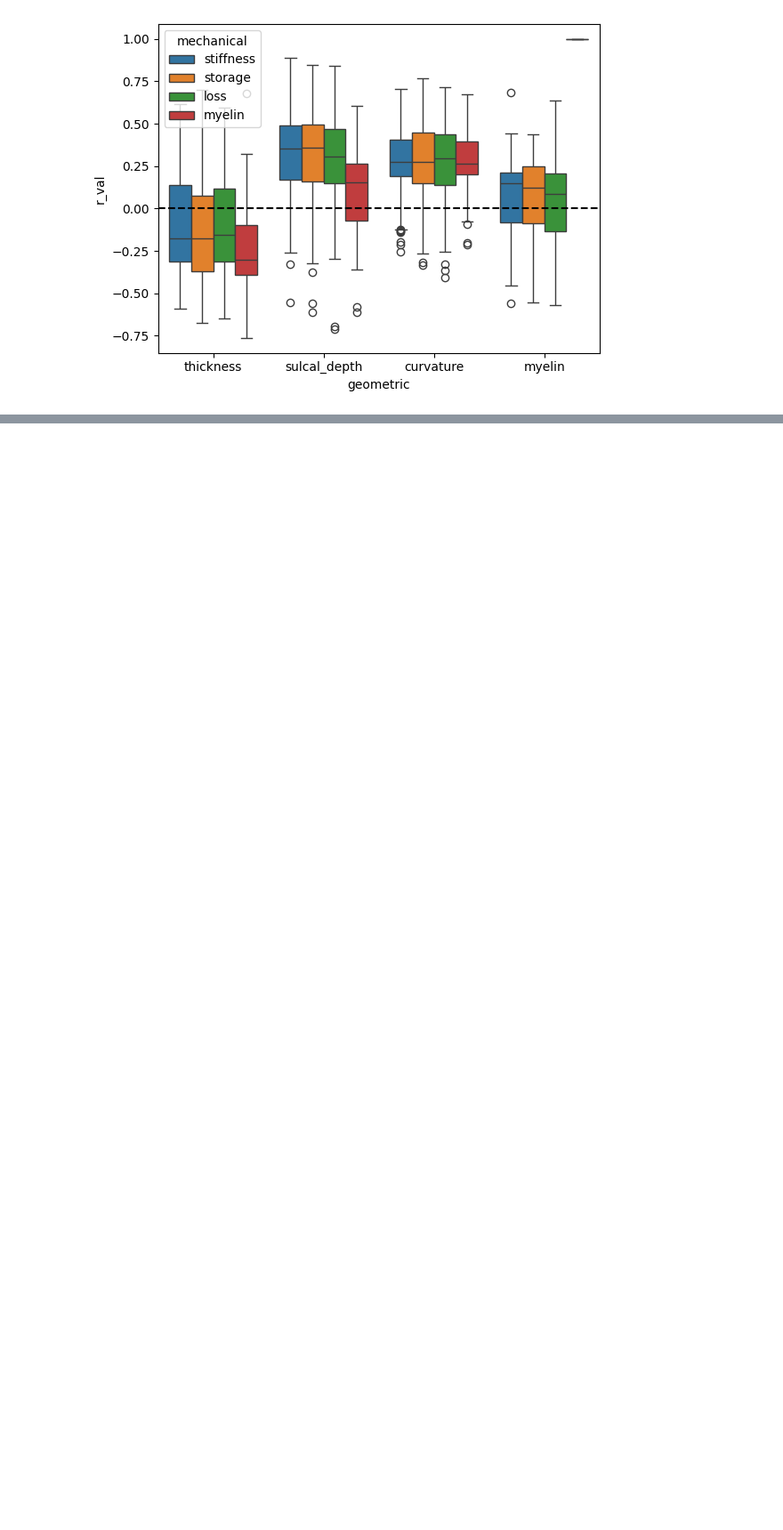
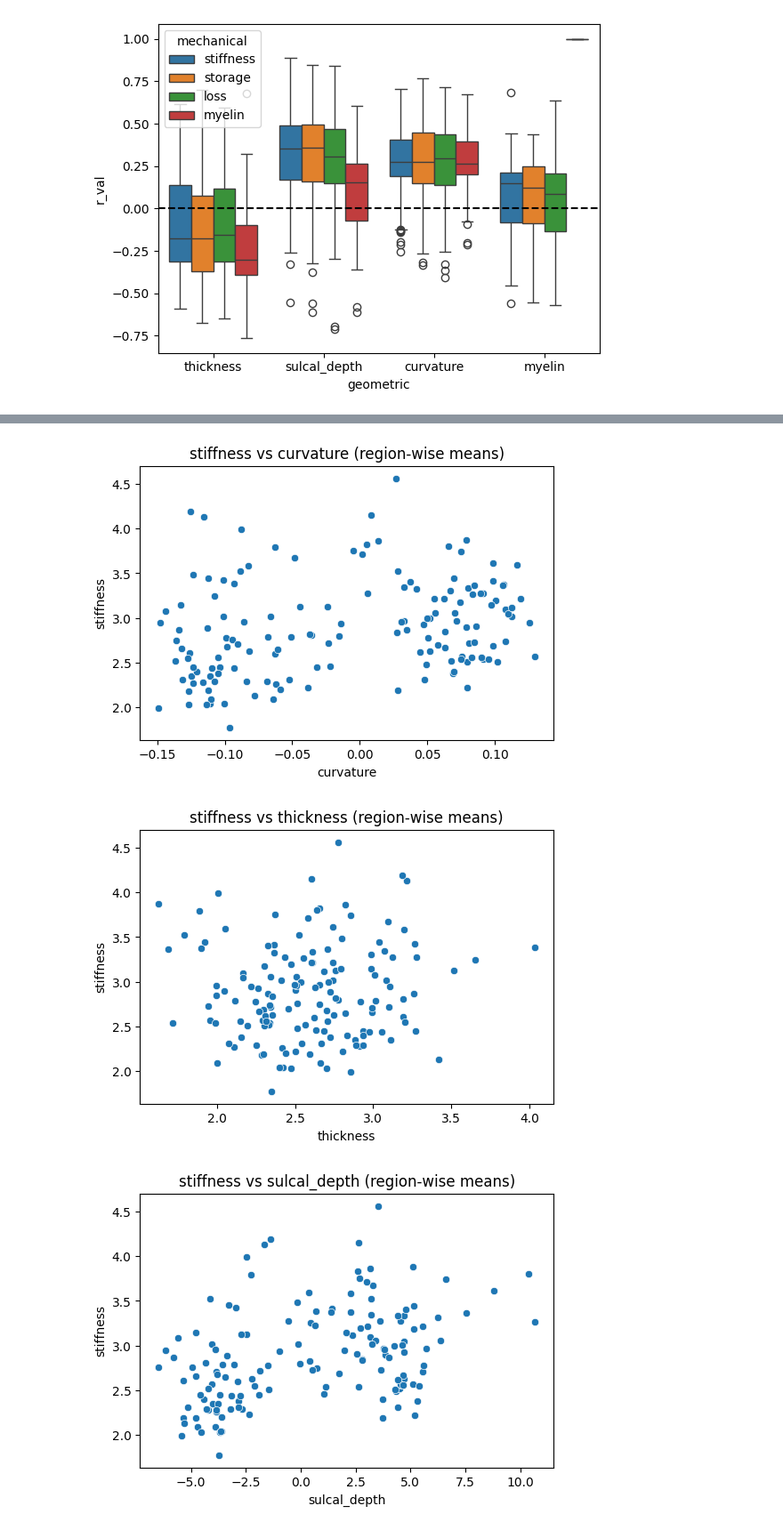
Before and after one commit to oana226/thesis, a Jupyter notebook: Regions.ipynb, the cells around one changed output, grey strips where cells are left out. Shown at 89% size. Cells and saved outputs as stored; diff of their text form; code cells hidden in the pictures; blank space fills up the shorter version.

```diff
--- a/Regions.ipynb
+++ b/Regions.ipynb
@@ -351,11 +299,7 @@ from statsmodels.stats.multitest import multipletests
 
 corr_df["p_fdr"] = np.nan
 
-for (mech, geom), idx in corr_df.groupby(
-    ["mechanical", "geometric"]
-).groups.items():
+for (mech, geom), idx in corr_df.groupby(["mechanical", "geometric"]).groups.items():
 
     pvals = corr_df.loc[idx, "p_val"]
-    corr_df.loc[idx, "p_fdr"] = multipletests(
-        pvals, method="fdr_bh"
-    )[1]
+    corr_df.loc[idx, "p_fdr"] = multipletests(pvals, method="fdr_bh")[1]
@@ -421,0 +418,19 @@ plt.show()
+# %%
+import matplotlib.pyplot as plt
+import seaborn as sns
+
+mechanical = ["stiffness", "real", "imag", "myelin"]
+geometric = ["curvature", "thickness", "sulcal_depth"]
+
+for mech in mechanical:
+    for geom in geometric:
+        plt.figure(figsize=(6,4))
+        sns.scatterplot(data=df_regions, x=geom, y=mech)
+        plt.xlabel(geom)
+        plt.ylabel(mech)
+        plt.title(f"{mech} vs {geom} (region-wise means)")
+        plt.show()
+# %% [output]
+[figure, added]
+[figure, added]
+[figure, added]
```
Also changed, not shown: parts of 20 cells of this notebook, 1 other file.
